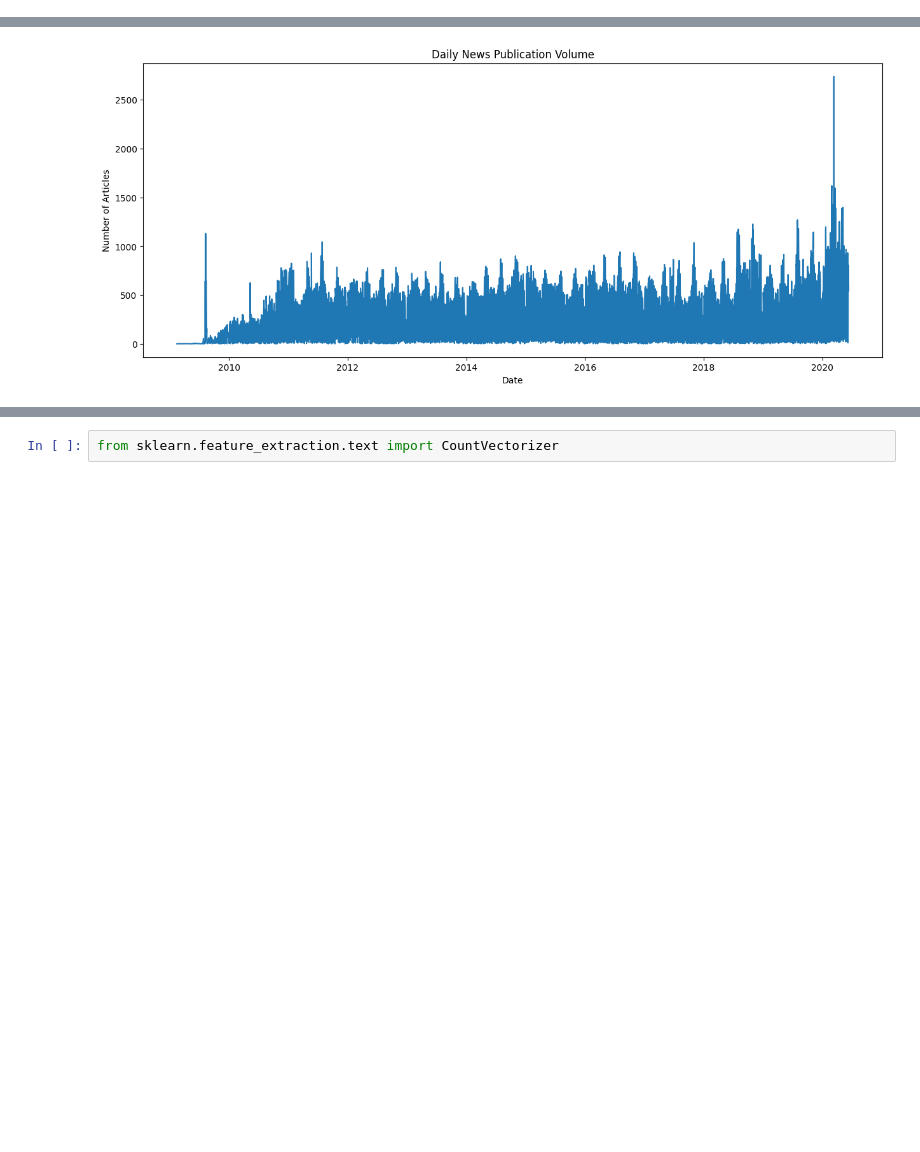
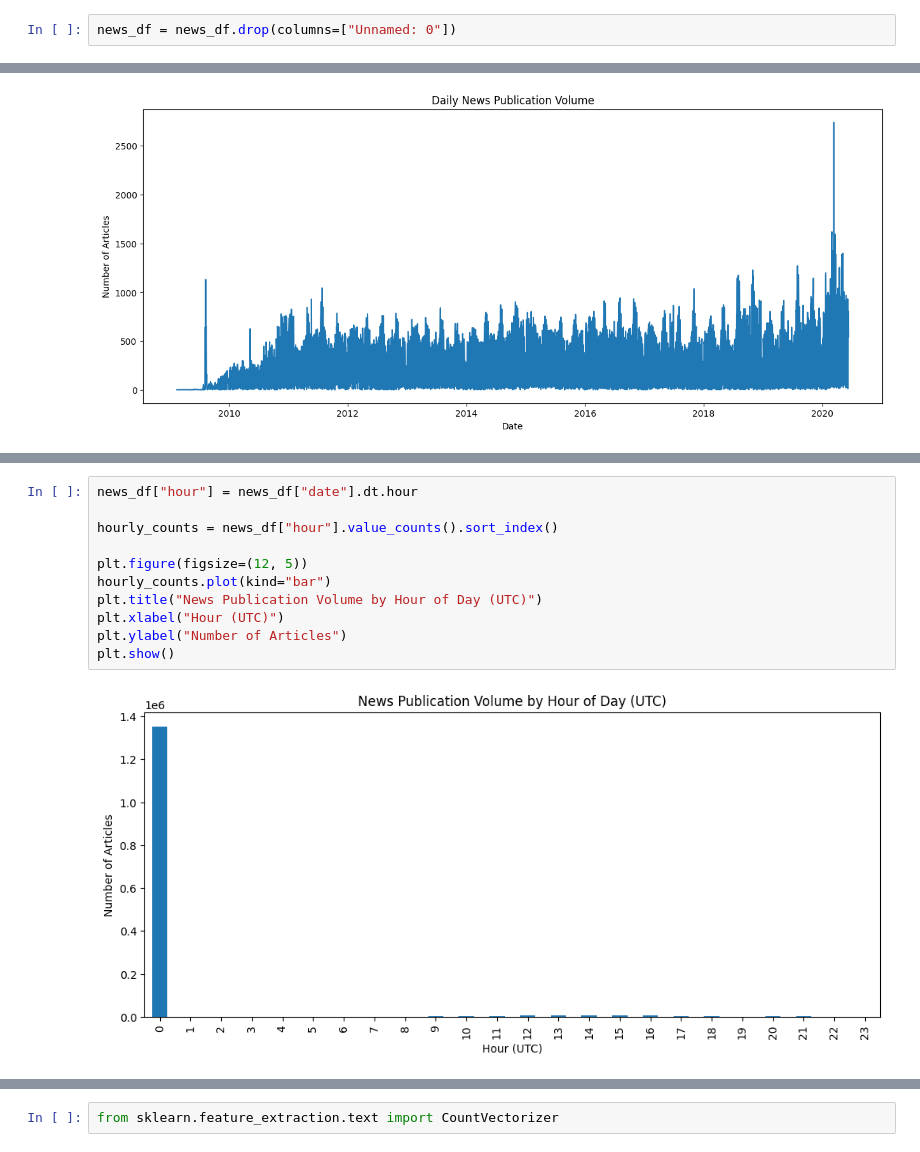
Before and after one commit to BeteLhem401/news-sentiment-analysis, a Jupyter notebook: notebooks/task1_eda.ipynb, the cells around one changed output, grey strips where cells are left out. Saved outputs shown, nothing was run; the diff lists cells and outputs as text; blank space fills up the shorter version.

```diff
--- a/notebooks/task1_eda.ipynb
+++ b/notebooks/task1_eda.ipynb
@@ -35,3 +46,5 @@ memory usage: 64.4 MB
+# %%
+news_df = news_df.drop(columns=["Unnamed: 0"])
 # %%
 # Check missing values
 news_df.isnull().sum()
@@ -184,0 +244,13 @@ plt.show()
+# %%
+news_df["hour"] = news_df["date"].dt.hour
+
+hourly_counts = news_df["hour"].value_counts().sort_index()
+
+plt.figure(figsize=(12, 5))
+hourly_counts.plot(kind="bar")
+plt.title("News Publication Volume by Hour of Day (UTC)")
+plt.xlabel("Hour (UTC)")
+plt.ylabel("Number of Articles")
+plt.show()
+# %% [output]
+[figure, added]
```
Also changed, not shown: parts of 22 cells of this notebook.
